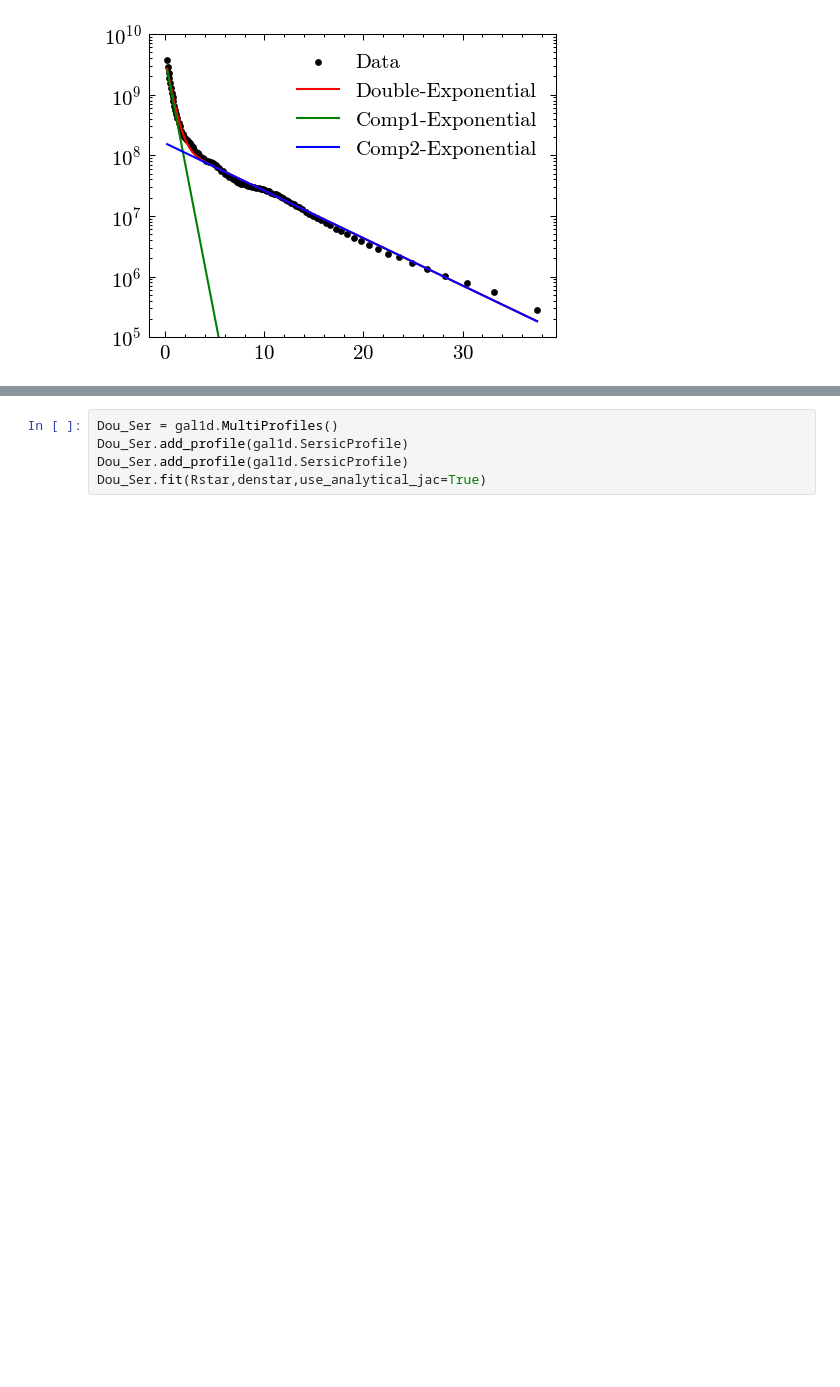
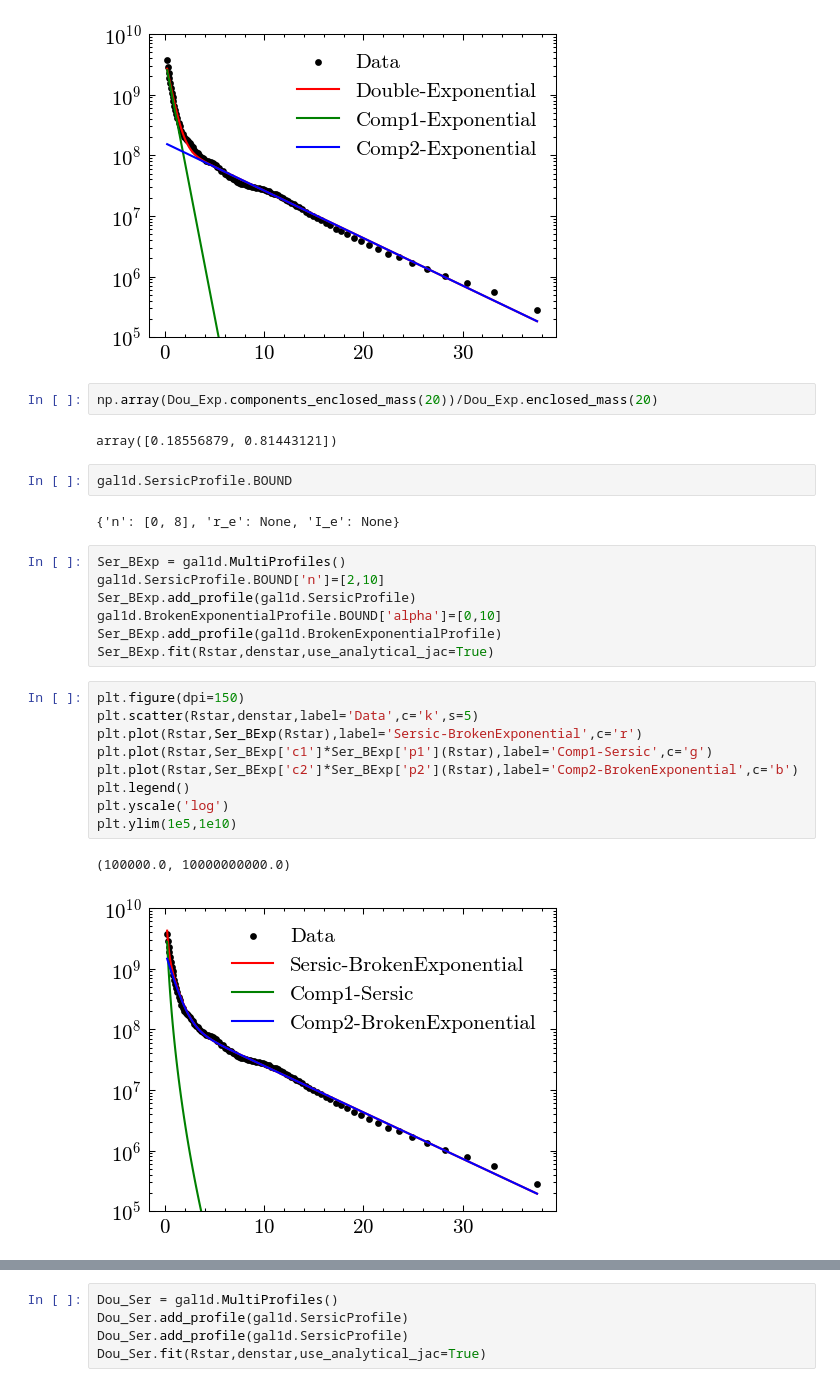
Before and after one commit to wx-ys/gal1d, a Jupyter notebook: example.ipynb, the cells around one changed output, grey strips where cells are left out. Saved outputs shown, nothing was run; the diff lists cells and outputs as text; blank space fills up the shorter version.

```diff
--- a/example.ipynb
+++ b/example.ipynb
@@ -254,3 +296,30 @@ plt.ylim(1e5,1e10)
 # %% [output]
 (100000.0, 10000000000.0)
 [figure]
+# %%
+np.array(Dou_Exp.components_enclosed_mass(20))/Dou_Exp.enclosed_mass(20)
+# %% [output]
+array([0.18556879, 0.81443121])
+# %%
+gal1d.SersicProfile.BOUND
+# %% [output]
+{'n': [0, 8], 'r_e': None, 'I_e': None}
+# %%
+Ser_BExp = gal1d.MultiProfiles()
+gal1d.SersicProfile.BOUND['n']=[2,10]
+Ser_BExp.add_profile(gal1d.SersicProfile)
+gal1d.BrokenExponentialProfile.BOUND['alpha']=[0,10]
+Ser_BExp.add_profile(gal1d.BrokenExponentialProfile)
+Ser_BExp.fit(Rstar,denstar,use_analytical_jac=True)
+# %%
+plt.figure(dpi=150)
+plt.scatter(Rstar,denstar,label='Data',c='k',s=5)
+plt.plot(Rstar,Ser_BExp(Rstar),label='Sersic-BrokenExponential',c='r')
+plt.plot(Rstar,Ser_BExp['c1']*Ser_BExp['p1'](Rstar),label='Comp1-Sersic',c='g')
+plt.plot(Rstar,Ser_BExp['c2']*Ser_BExp['p2'](Rstar),label='Comp2-BrokenExponential',c='b')
+plt.legend()
+plt.yscale('log')
+plt.ylim(1e5,1e10)
+# %% [output]
+(100000.0, 10000000000.0)
+[figure, added]
```
Also changed, not shown: parts of 27 cells of this notebook, 5 other files.
